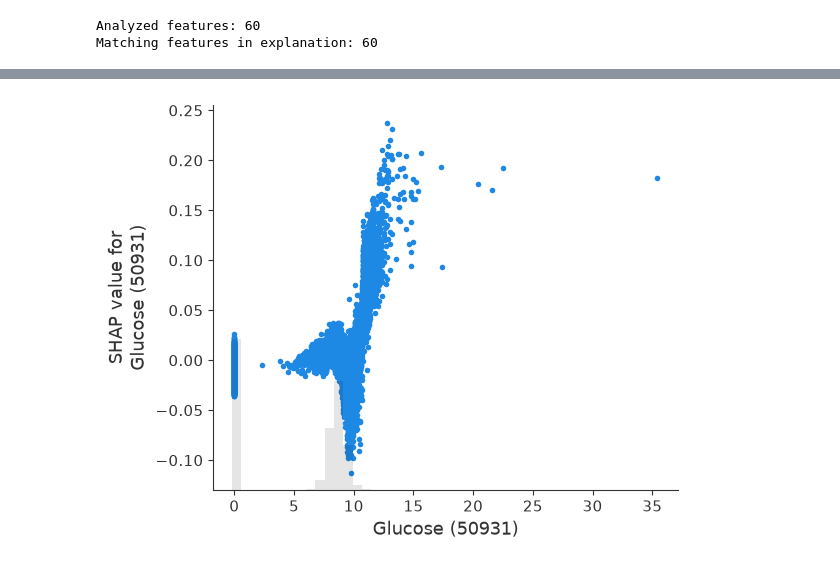
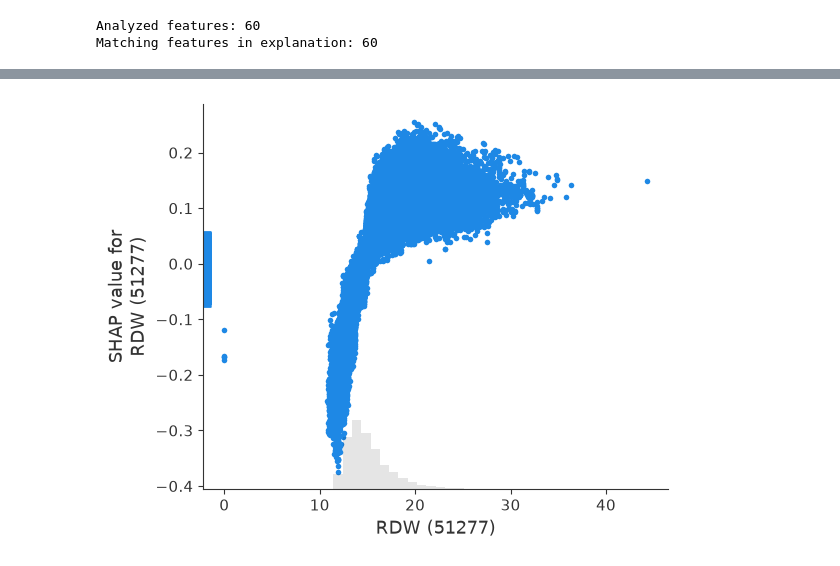
Before and after one commit to arinapetukhova/trusted_llm_risk_profiling, a Jupyter notebook: shap_eda.ipynb, the cells around one changed output, grey strips where cells are left out. Saved outputs shown, nothing was run; the diff lists cells and outputs as text; code cells hidden in the pictures.

```diff
--- a/shap_eda.ipynb
+++ b/shap_eda.ipynb
@@ -117,5 +117,5 @@ shap.plots.bar(explanation_filtered, max_display=160)
 # %%
-shap.plots.scatter(explanation_filtered[:,"Glucose (50931)"])
+shap.plots.scatter(explanation_filtered[:,"RDW (51277)"])
 # %% [output]
-[figure, old version]
+[figure, new version]
 # %%
```
Also changed, not shown: parts of 13 cells of this notebook, 4 other files.
